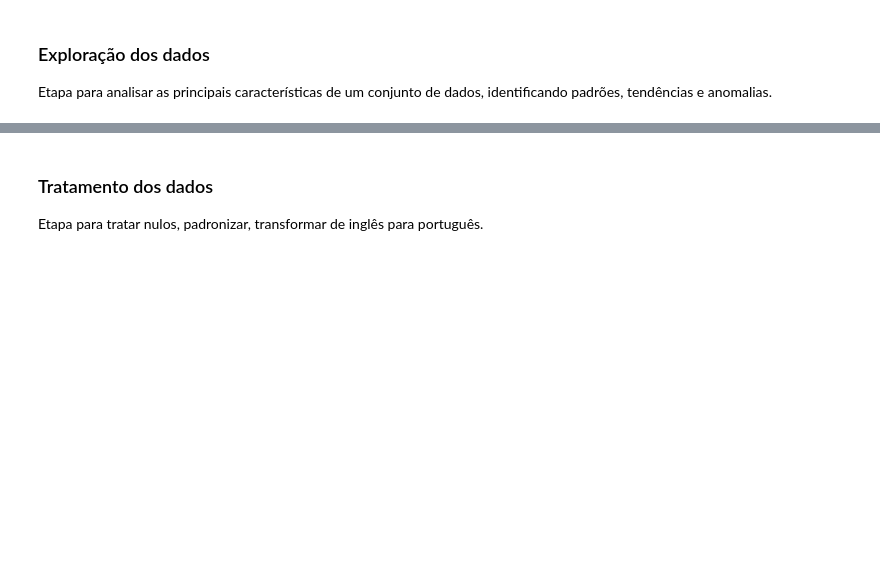
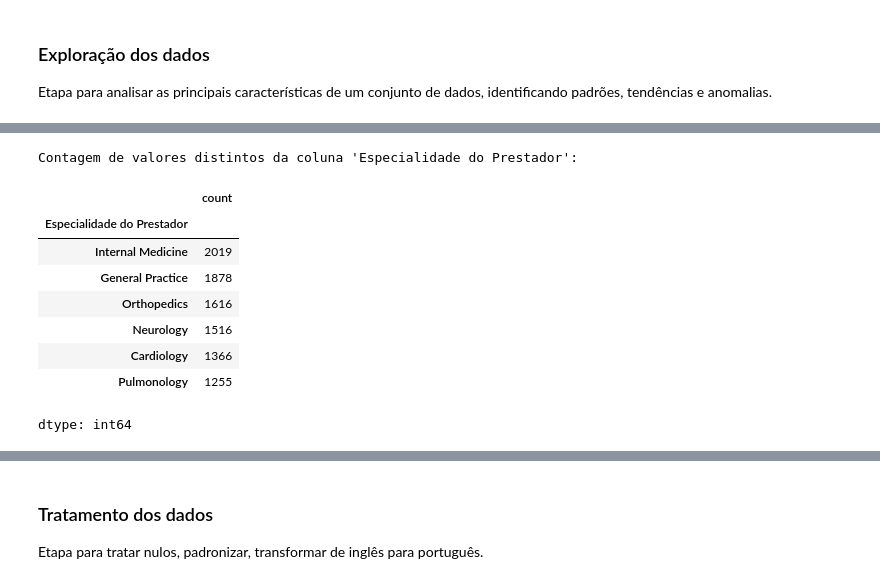
Before and after one commit to AnaElisaMueller/rna, a Jupyter notebook: notebooks/main.ipynb, the cells around one changed output, grey strips where cells are left out. Saved outputs shown, nothing was run; the diff lists cells and outputs as text; code cells hidden in the pictures; blank space fills up the shorter version.

```diff
--- a/notebooks/main.ipynb
+++ b/notebooks/main.ipynb
@@ -9,0 +89,15 @@ Etapa para analisar as principais características de um conjunto de dados, iden
+# %%
+count_especialidades = df['Especialidade do Prestador'].value_counts().copy()
+print("Contagem de valores distintos da coluna 'Especialidade do Prestador':")
+count_especialidades
+# %% [output]
+Contagem de valores distintos da coluna 'Especialidade do Prestador':
+|  | count |
+| Especialidade do Prestador |  |
+| Internal Medicine | 2019 |
+| General Practice | 1878 |
+| Orthopedics | 1616 |
+| Neurology | 1516 |
+| Cardiology | 1366 |
+| Pulmonology | 1255 |
+dtype: int64
```
Also changed, not shown: parts of 11 cells of this notebook.
